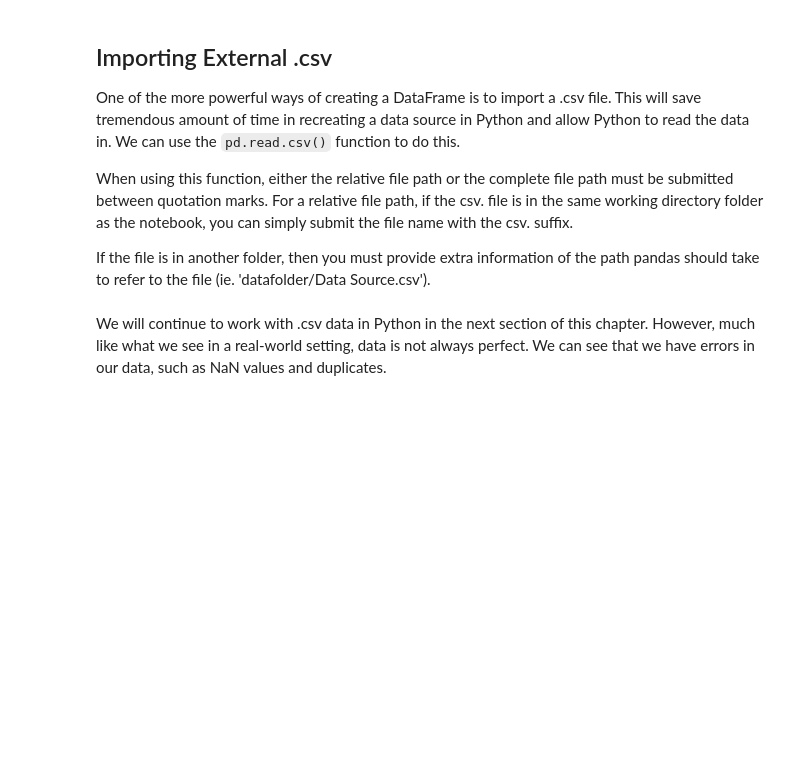
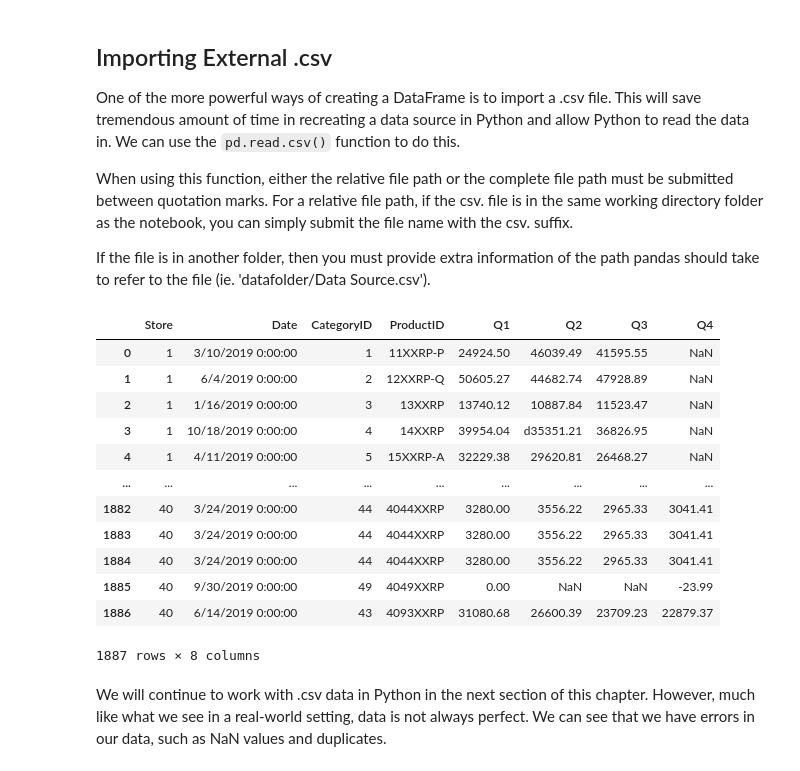
Before and after one commit to evolution-srs/python-and-git-practice, a Jupyter notebook: cfi-practical-data Science-for-data-analysts/python_fundamentals/C2 - Loading & Cleaning Data/1 - Start/2 - Loading Data.ipynb, the cells around one changed output. Cells and saved outputs as stored; diff of their text form; code cells hidden in the pictures; blank space fills up the shorter version.

Commit message:
Finish Loading Data model

```diff
--- a/cfi-practical-data Science-for-data-analysts/python_fundamentals/C2 - Loading & Cleaning Data/1 - Start/2 - Loading Data.ipynb
+++ b/cfi-practical-data Science-for-data-analysts/python_fundamentals/C2 - Loading & Cleaning Data/1 - Start/2 - Loading Data.ipynb
@@ -91,5 +226,23 @@ When using this function, either the relative file path or the complete file pat
 If the file is in another folder, then you must provide extra information of the path pandas should take to refer to the file (ie. 'datafolder/Data Source.csv').
 # %%
 #Importing an external .csv using a relative file path
+#Importing an external .csv using a relative file path
+dataframe_3 = pd.read_csv('Data Source.csv')
+
+dataframe_3
+# %% [output]
+|  | Store | Date | CategoryID | ProductID | Q1 | Q2 | Q3 | Q4 |
+| 0 | 1 | 3/10/2019 0:00:00 | 1 | 11XXRP-P | 24924.50 | 46039.49 | 41595.55 | NaN |
+| 1 | 1 | 6/4/2019 0:00:00 | 2 | 12XXRP-Q | 50605.27 | 44682.74 | 47928.89 | NaN |
+| 2 | 1 | 1/16/2019 0:00:00 | 3 | 13XXRP | 13740.12 | 10887.84 | 11523.47 | NaN |
+| 3 | 1 | 10/18/2019 0:00:00 | 4 | 14XXRP | 39954.04 | d35351.21 | 36826.95 | NaN |
+| 4 | 1 | 4/11/2019 0:00:00 | 5 | 15XXRP-A | 32229.38 | 29620.81 | 26468.27 | NaN |
+| ... | ... | ... | ... | ... | ... | ... | ... | ... |
+| 1882 | 40 | 3/24/2019 0:00:00 | 44 | 4044XXRP | 3280.00 | 3556.22 | 2965.33 | 3041.41 |
+| 1883 | 40 | 3/24/2019 0:00:00 | 44 | 4044XXRP | 3280.00 | 3556.22 | 2965.33 | 3041.41 |
+| 1884 | 40 | 3/24/2019 0:00:00 | 44 | 4044XXRP | 3280.00 | 3556.22 | 2965.33 | 3041.41 |
+| 1885 | 40 | 9/30/2019 0:00:00 | 49 | 4049XXRP | 0.00 | NaN | NaN | -23.99 |
+| 1886 | 40 | 6/14/2019 0:00:00 | 43 | 4093XXRP | 31080.68 | 26600.39 | 23709.23 | 22879.37 |
+1887 rows × 8 columns
 # %% [markdown]
 We will continue to work with .csv data in Python in the next section of this chapter. However, much like what we see in a real-world setting, data is not always perfect. We can see that we have errors in our data, such as NaN values and duplicates.
```
Also changed, not shown: parts of 16 cells of this notebook.
